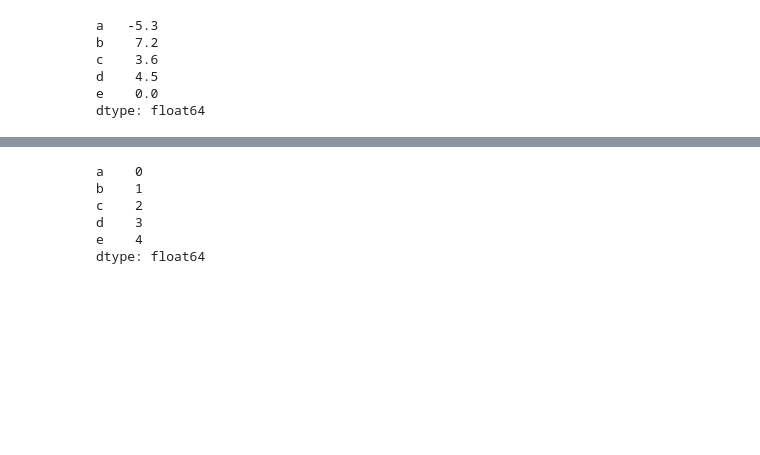
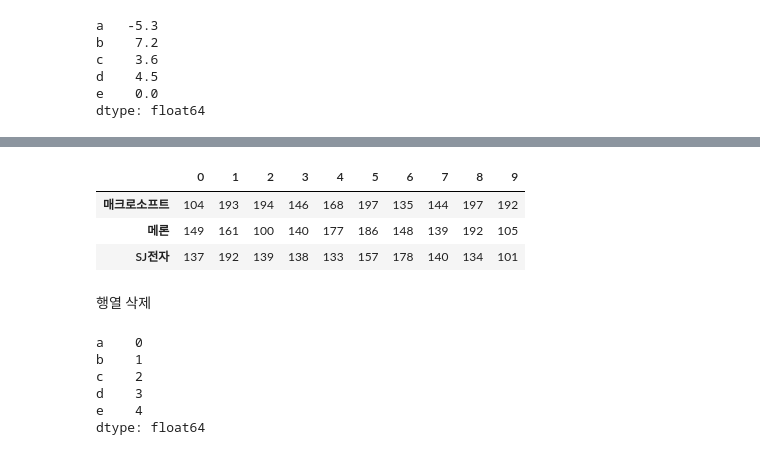
Before and after one commit to lseongjoo/bigpy, a Jupyter notebook: pandas.ipynb, the cells around one changed output, grey strips where cells are left out. Saved outputs shown, nothing was run; the diff lists cells and outputs as text; code cells hidden in the pictures; blank space fills up the shorter version.

```diff
--- a/pandas.ipynb
+++ b/pandas.ipynb
@@ -673,3 +770,13 @@ frame
+# %%
+# 문제 c
+frame.reindex(columns=[u'매크로소프트', u'메론', u'SJ전자']).T
+# %% [output]
+|  | 0 | 1 | 2 | 3 | 4 | 5 | 6 | 7 | 8 | 9 |
+| 매크로소프트 | 104 | 193 | 194 | 146 | 168 | 197 | 135 | 144 | 197 | 192 |
+| 메론 | 149 | 161 | 100 | 140 | 177 | 186 | 148 | 139 | 192 | 105 |
+| SJ전자 | 137 | 192 | 139 | 138 | 133 | 157 | 178 | 140 | 134 | 101 |
+# %% [markdown]
+행열 삭제
 # %%
 obj=Series(np.arange(5.), index=['a','b','c','d','e'])
 # %%
```
Also changed, not shown: parts of 28 cells of this notebook, 1 other file.
